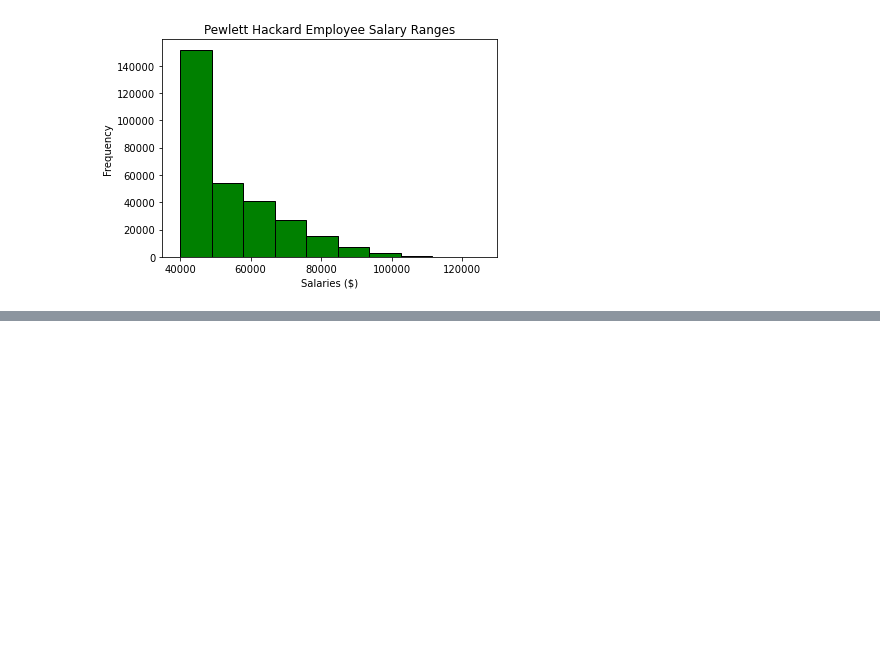
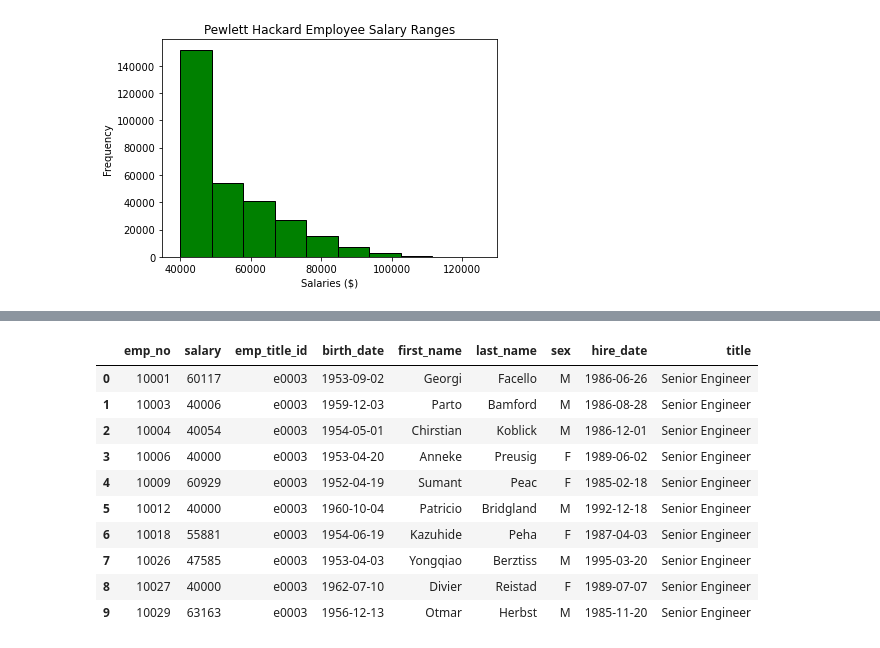
Before and after one commit to amudd10/sql_challenge2, a Jupyter notebook: SQL_bonus.ipynb, the cells around one changed output, grey strips where cells are left out. Cells and saved outputs as stored; diff of their text form; code cells hidden in the pictures; blank space fills up the shorter version.

```diff
--- a/SQL_bonus.ipynb
+++ b/SQL_bonus.ipynb
@@ -60,0 +78,3 @@ plt.show()
+# %%
+employees = pd.read_sql('SELECT * FROM employees', connection)
+employees.head(10)
@@ -60,0 +93,5 @@ plt.show()
+# %%
+#Need to merge particular tables for favored outcome
+
+title = pd.read_sql('SELECT * FROM titles', connection)
+title.head(10)
@@ -60,0 +107,3 @@ plt.show()
+# %%
+combined_salemp = pd.merge(salaries_data, employees, on="emp_no", how="inner")
+combined_salemp.head(10)
@@ -60,0 +122,3 @@ plt.show()
+# %%
+title_new = title.rename(columns={"title_id" : "emp_title_id"})
+title_new
@@ -60,0 +134,15 @@ plt.show()
+# %%
+new_combined_df = pd.merge(combined_salemp, title_new, on="emp_title_id", how="inner")
+new_combined_df.head(10)
+# %% [output]
+|  | emp_no | salary | emp_title_id | birth_date | first_name | last_name | sex | hire_date | title |
+| 0 | 10001 | 60117 | e0003 | 1953-09-02 | Georgi | Facello | M | 1986-06-26 | Senior Engineer |
+| 1 | 10003 | 40006 | e0003 | 1959-12-03 | Parto | Bamford | M | 1986-08-28 | Senior Engineer |
+| 2 | 10004 | 40054 | e0003 | 1954-05-01 | Chirstian | Koblick | M | 1986-12-01 | Senior Engineer |
+| 3 | 10006 | 40000 | e0003 | 1953-04-20 | Anneke | Preusig | F | 1989-06-02 | Senior Engineer |
+| 4 | 10009 | 60929 | e0003 | 1952-04-19 | Sumant | Peac | F | 1985-02-18 | Senior Engineer |
+| 5 | 10012 | 40000 | e0003 | 1960-10-04 | Patricio | Bridgland | M | 1992-12-18 | Senior Engineer |
+| 6 | 10018 | 55881 | e0003 | 1954-06-19 | Kazuhide | Peha | F | 1987-04-03 | Senior Engineer |
+| 7 | 10026 | 47585 | e0003 | 1953-04-03 | Yongqiao | Berztiss | M | 1995-03-20 | Senior Engineer |
+| 8 | 10027 | 40000 | e0003 | 1962-07-10 | Divier | Reistad | F | 1989-07-07 | Senior Engineer |
+| 9 | 10029 | 63163 | e0003 | 1956-12-13 | Otmar | Herbst | M | 1985-11-20 | Senior Engineer |
```
Also changed, not shown: parts of 11 cells of this notebook.
